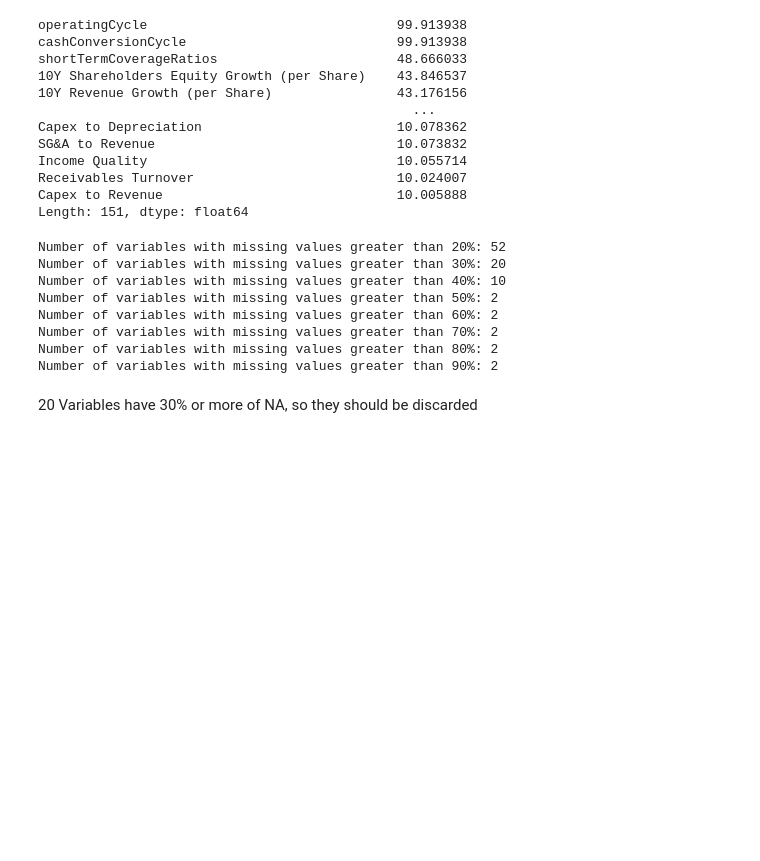
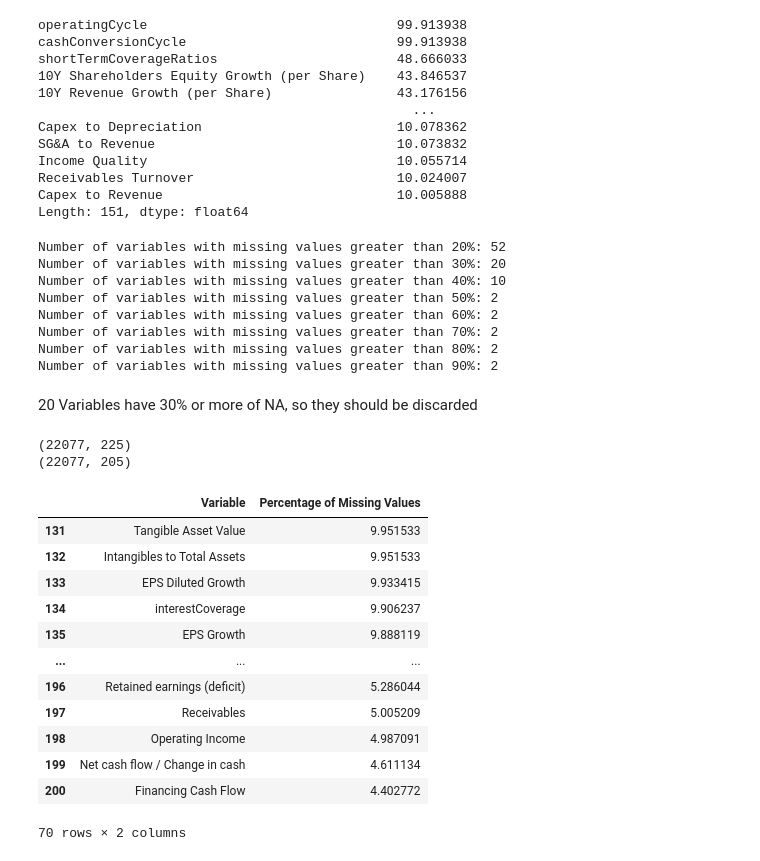
Before and after one commit to palbuquerque140/US-Stock-Market, a Jupyter notebook: src/Financial Data 14-18/EDA.ipynb, the cells around one changed output. Saved outputs shown, nothing was run; the diff lists cells and outputs as text; code cells hidden in the pictures; blank space fills up the shorter version.

Commit message:
Deal with Missing Vales

```diff
--- a/src/Financial Data 14-18/EDA.ipynb
+++ b/src/Financial Data 14-18/EDA.ipynb
@@ -190,0 +193,6 @@ Number of variables with missing values greater than 90%: 2
+# %%
+print(df_all.shape)
+print(df_all1.shape)
+# %% [output]
+(22077, 225)
+(22077, 205)
@@ -190,0 +203,22 @@ Number of variables with missing values greater than 90%: 2
+# %%
+df_na2=df_all1.isna().sum()/len(df_all1) * 100
+# %%
+df_na2=df_na2.sort_values(ascending=False)
+df_na2=df_na2.reset_index()
+df_na2.columns=['Variable', 'Percentage of Missing Values']
+# %%
+df_na2[(df_na2["Percentage of Missing Values"]<10) & (df_na2["Percentage of Missing Values"]>0)]
+# %% [output]
+|  | Variable | Percentage of Missing Values |
+| 131 | Tangible Asset Value | 9.951533 |
+| 132 | Intangibles to Total Assets | 9.951533 |
+| 133 | EPS Diluted Growth | 9.933415 |
+| 134 | interestCoverage | 9.906237 |
+| 135 | EPS Growth | 9.888119 |
+| ... | ... | ... |
+| 196 | Retained earnings (deficit) | 5.286044 |
+| 197 | Receivables | 5.005209 |
+| 198 | Operating Income | 4.987091 |
+| 199 | Net cash flow / Change in cash | 4.611134 |
+| 200 | Financing Cash Flow | 4.402772 |
+70 rows × 2 columns
```
Also changed, not shown: parts of 8 cells of this notebook.
